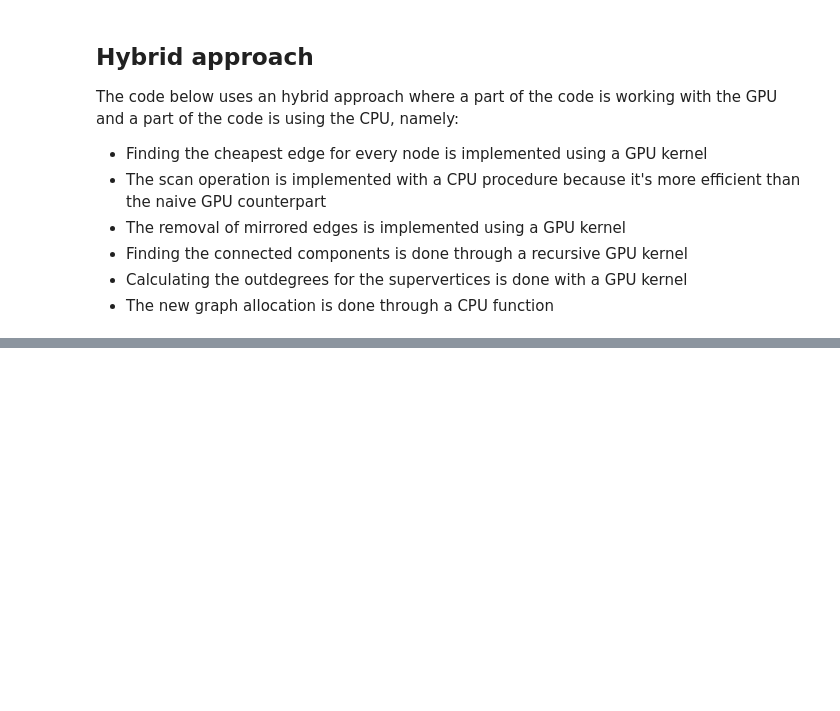
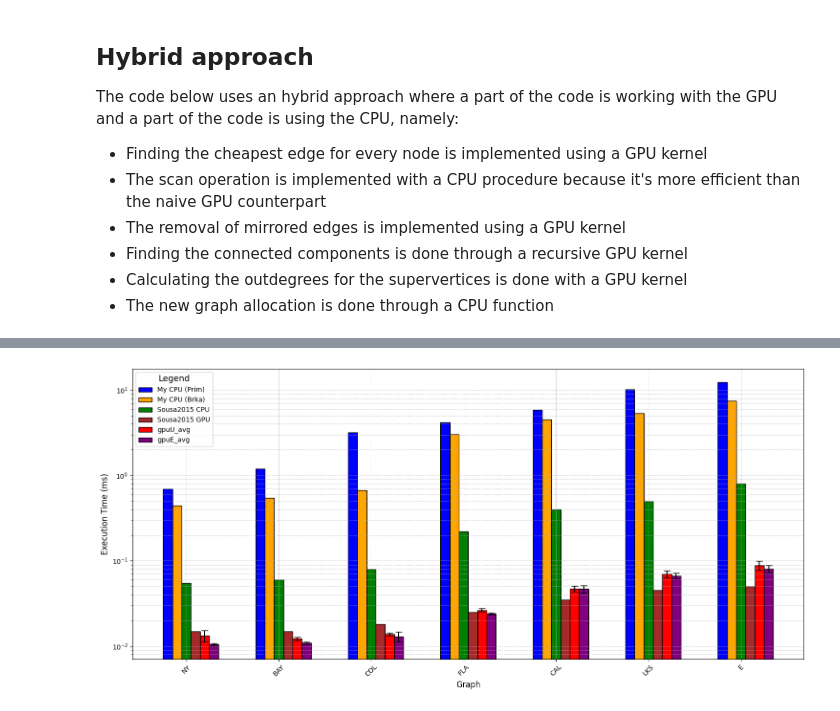
Before and after one commit to S3gmentati0nFaultUni/GPU-project, a Jupyter notebook: mst.ipynb, the cells around one changed output, grey strips where cells are left out. Saved outputs shown, nothing was run; the diff lists cells and outputs as text; code cells hidden in the pictures; blank space fills up the shorter version.

```diff
--- a/mst.ipynb
+++ b/mst.ipynb
@@ -3788,0 +8466,93 @@ close(pointerGPU)
+# %%
+import matplotlib.pyplot as plt
+import numpy as np
+
+# Sample data
+categories = ["NY", "BAY", "COL", "FLA", "CAL", "LKS", "E"]
+num_categories = len(categories)
+colors = ["blue", "orange", "green", "brown", "red", "purple"]
+
+# Example execution times (ms) for each configuration
+data = {
+    "My CPU (Prim)": ets_dict["cpu"],
+    "My CPU (Brka)": ets_dict["bka"],
+    "Sousa2015 CPU": np.asarray([0.055, 0.06, 0.08, 0.22, 0.4, 0.5, 0.8]),
+    "Sousa2015 GPU": np.asarray([0.015, 0.015, 0.018, 0.025, 0.035, 0.045, 0.05]),
+    "gpuU_avg": np.empty(0),
+    "gpuE_avg": np.empty(0),
+    "gpuU_std": np.empty(0),
+    "gpuE_std": np.empty(0)
+}
+
+base_dir = "/content/result_"
+platforms = ["gpuU", "gpuE"]
+p = 0
+
+for platform in platforms:
+    filepath = base_dir + platform
+
+    with open(filepath, "r") as f:
+        lines = f.readlines()
+        avg_time = np.zeros(num_categories)
+        std_time = np.zeros(num_categories)
+
+        for i in range(num_categories):
+            j = 0
+            checkWeight = 0
+            times = np.zeros(5)
+            while j < 10:
+                if checkWeight == 0:
+                    checkWeight = lines[10 * i + j]
+                else:
+                    weight = lines[10 * i + j]
+                    if checkWeight != weight:
+                        print(f"The two weight vectors are different at position {10 * i} {checkWeight}  {weight}")
+                        exit(1)
+                j += 1
+                times[int(j / 2)] = lines[10 * i + j]
+                j += 1
+
+            avg_time[i] = np.mean(times)
+            std_time[i] = np.std(times)
+        f.close()
+    if platform == "gpuU":
+        data["gpuU_avg"] = avg_time[::-1]
+        data["gpuU_std"] = std_time[::-1]
+    else:
+        data[f"{platform}_avg"] = avg_time
+        data[f"{platform}_std"] = std_time
+
+print(data)
+
+# Parameters for bar width and positions
+bar_width = 0.1
+x = np.arange(num_categories)
+
+# Create figure and set log scale for y-axis
+fig, ax = plt.subplots(figsize=(15, 7))
+ax.set_yscale("log")
+
+# Plot each data series with a different color and hatch pattern
+for i, (label, values) in enumerate(data.items()):
+    print(values)
+    print(label)
+    if label == "gpuU_std":
+        ax.errorbar(x + (i - 2) * bar_width, data["gpuU_avg"], values, capsize=5, ecolor='black', linestyle="")
+    elif label == "gpuE_std":
+        ax.errorbar(x + (i - 2) * bar_width, data["gpuE_avg"], values, capsize=5, ecolor='black', linestyle="")
+    else:
+        ax.bar(x + i * bar_width, values, width=bar_width, label=label, edgecolor='black', color=colors[i])
+
+
+# Set labels, title, and legend
+ax.set_xlabel("Graph", fontsize=12)
+ax.set_ylabel("Execution Time (ms)", fontsize=12)
+ax.set_xticks(x + bar_width * 2)  # Center x-ticks
+ax.set_xticklabels(categories, rotation=45)
+ax.legend(loc="upper left", fontsize=10, title="Legend", title_fontsize='13')
+
+# Show grid and plot
+ax.grid(True, which="both", linestyle="--", linewidth=0.5)
+plt.tight_layout()
+plt.show()
+# %% [output]
@@ -3788,0 +8576 @@ close(pointerGPU)
+[figure, added]
```
Also changed, not shown: parts of 98 cells of this notebook.
